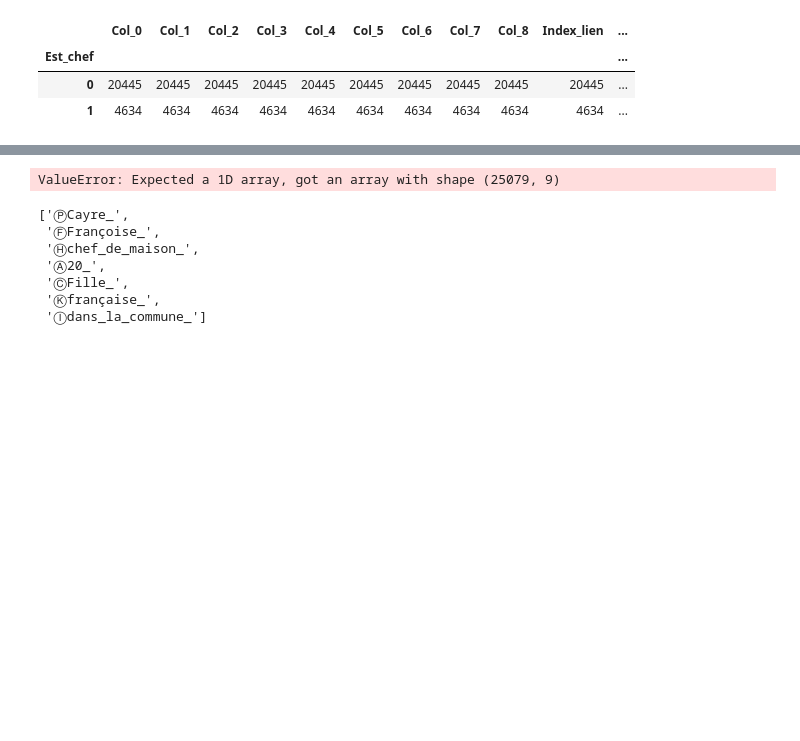
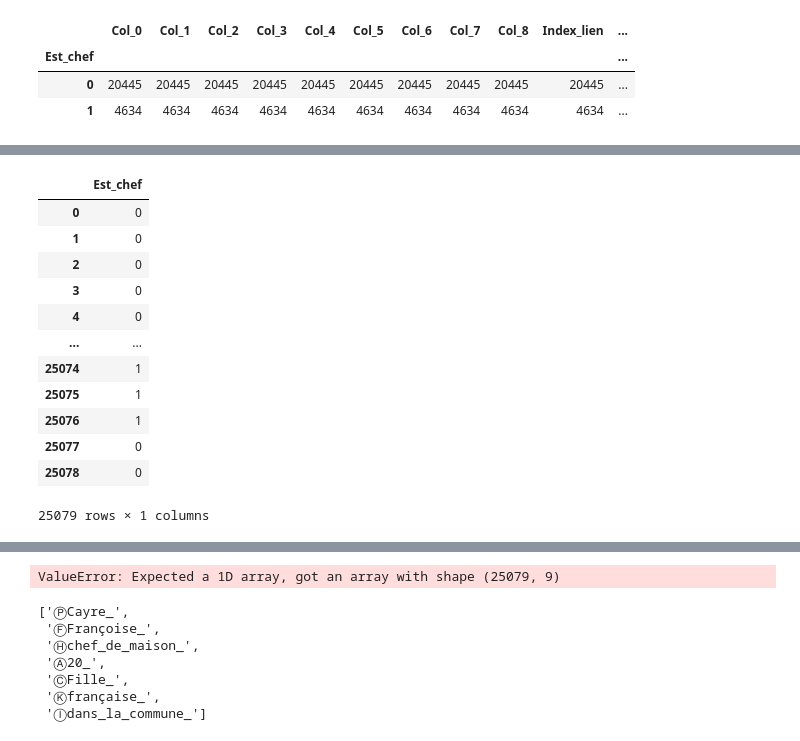
Before and after one commit to bbasa1/Projet_NLP_3A, a Jupyter notebook: Untitled.ipynb, the cells around one changed output, grey strips where cells are left out. Drawn from its saved outputs; the diff is of its cells as text; code cells hidden in the pictures; blank space fills up the shorter version.

```diff
--- a/Untitled.ipynb
+++ b/Untitled.ipynb
@@ -240,2 +281,16 @@ df.groupby("Est_chef").count()
 # %%
-# set(df.Element_lien)
+Y
+# %% [output]
+|  | Est_chef |
+| 0 | 0 |
+| 1 | 0 |
+| 2 | 0 |
+| 3 | 0 |
+| 4 | 0 |
+| ... | ... |
+| 25074 | 1 |
+| 25075 | 1 |
+| 25076 | 1 |
+| 25077 | 0 |
+| 25078 | 0 |
+25079 rows × 1 columns
```
Also changed, not shown: parts of 22 cells of this notebook.
